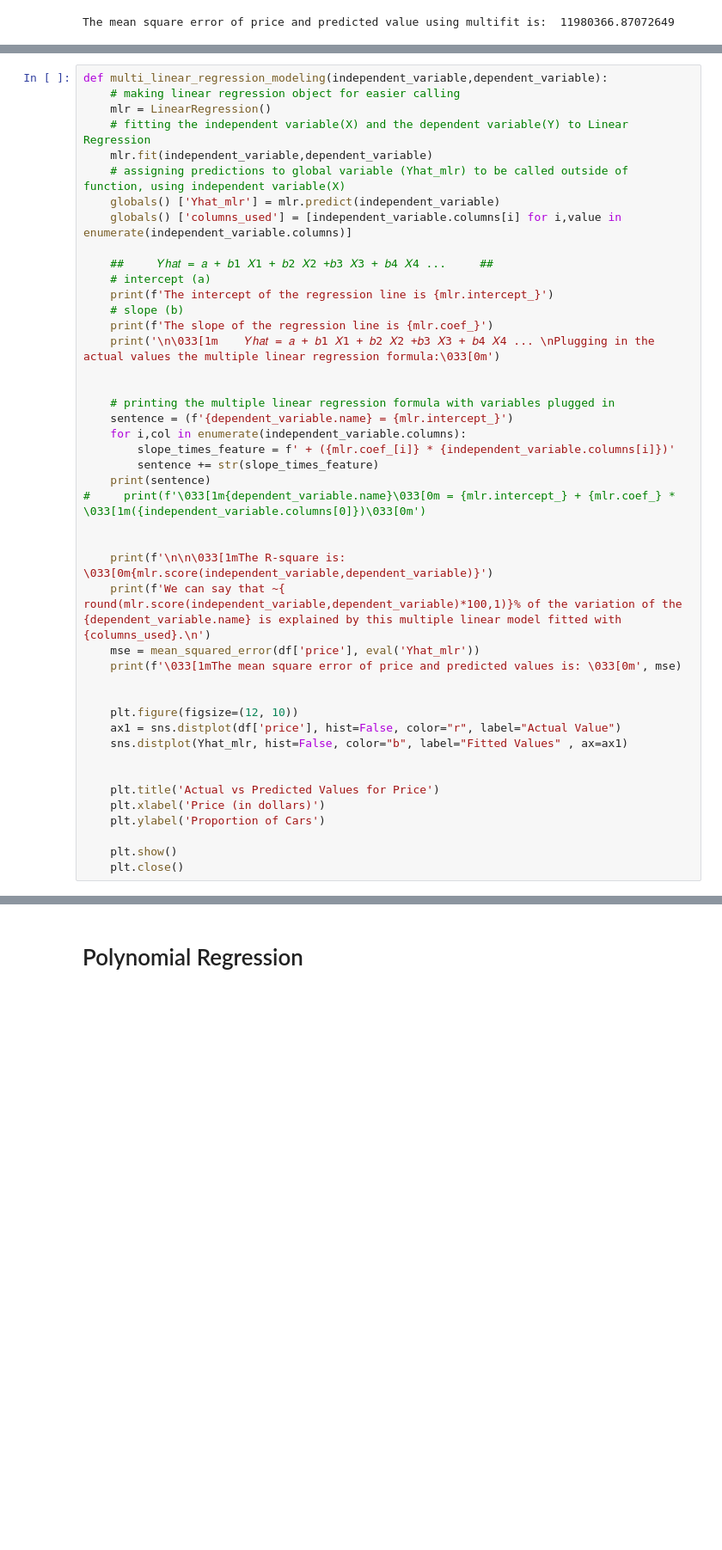
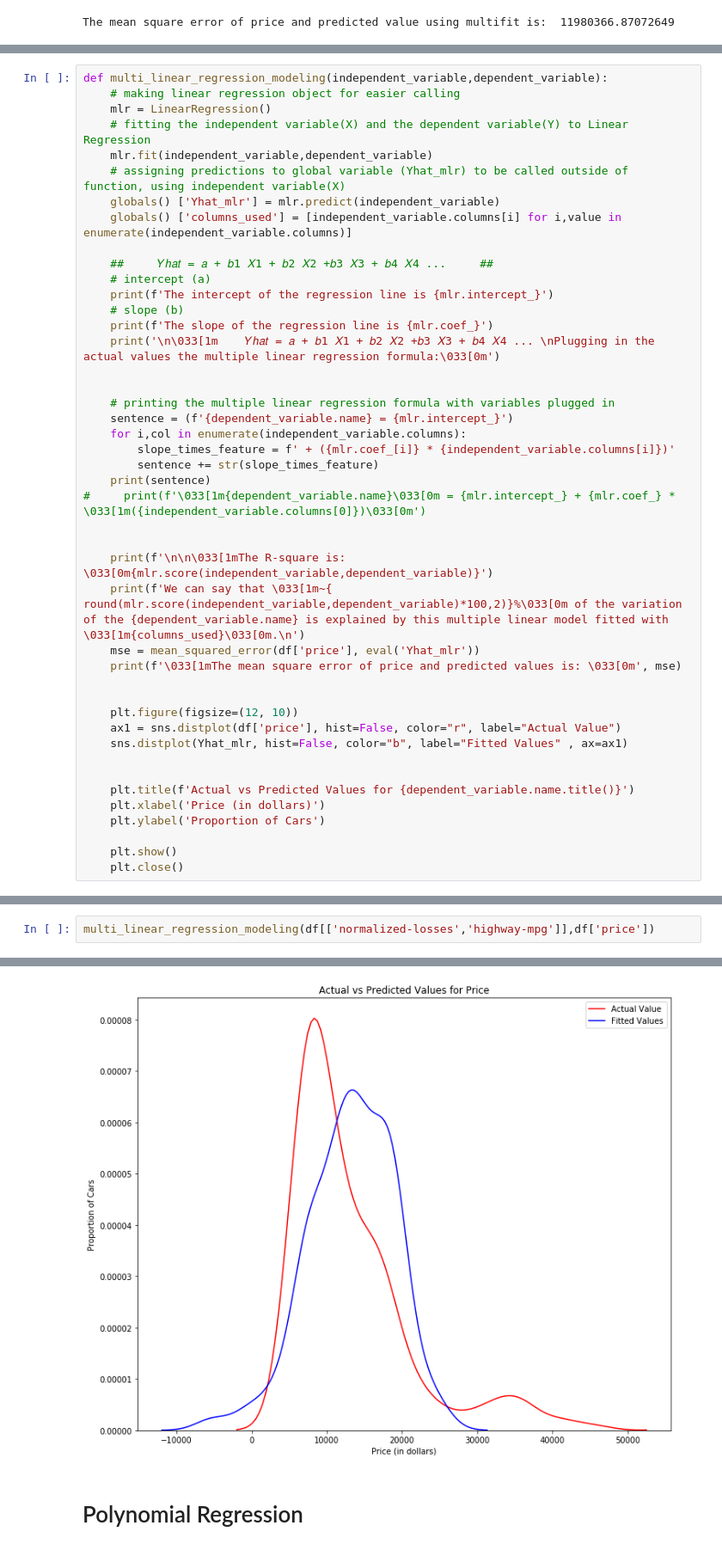
Before and after one commit to sdman135/Cars-project, a Jupyter notebook: Untitled.ipynb, the cells around one changed output, grey strips where cells are left out. Shown at 86% size. Drawn from its saved outputs; the diff is of its cells as text; blank space fills up the shorter version.

```diff
--- a/Untitled.ipynb
+++ b/Untitled.ipynb
@@ -289,7 +293,7 @@ def multi_linear_regression_modeling(independent_variable,dependent_variable):
 
 
     print(f'\n\n\033[1mThe R-square is: \033[0m{mlr.score(independent_variable,dependent_variable)}')
-    print(f'We can say that ~{ round(mlr.score(independent_variable,dependent_variable)*100,1)}% of the variation of the {dependent_variable.name} is explained by this multiple linear model fitted with {columns_used}.\n')
+    print(f'We can say that \033[1m~{ round(mlr.score(independent_variable,dependent_variable)*100,2)}%\033[0m of the variation of the {dependent_variable.name} is explained by this multiple linear model fitted with \033[1m{columns_used}\033[0m.\n')
     mse = mean_squared_error(df['price'], eval('Yhat_mlr'))
     print(f'\033[1mThe mean square error of price and predicted values is: \033[0m', mse)
 
@@ -299,7 +303,7 @@ def multi_linear_regression_modeling(independent_variable,dependent_variable):
     sns.distplot(Yhat_mlr, hist=False, color="b", label="Fitted Values" , ax=ax1)
 
 
-    plt.title('Actual vs Predicted Values for Price')
+    plt.title(f'Actual vs Predicted Values for {dependent_variable.name.title()}')
     plt.xlabel('Price (in dollars)')
     plt.ylabel('Proportion of Cars')
 
@@ -370,0 +355,3 @@ plt.close()
+# %%
+multi_linear_regression_modeling(df[['normalized-losses','highway-mpg']],df['price'])
+# %% [output]
@@ -371,3 +370,4 @@ plt.close()
+[figure, added]
 # %% [markdown]
 # Polynomial Regression
 # %%
```
Also changed, not shown: parts of 25 cells of this notebook.
